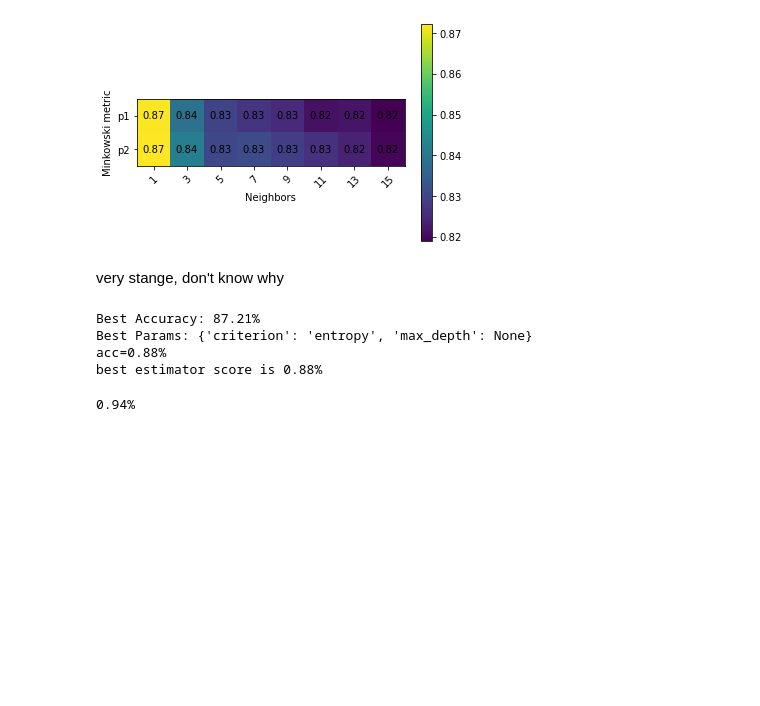
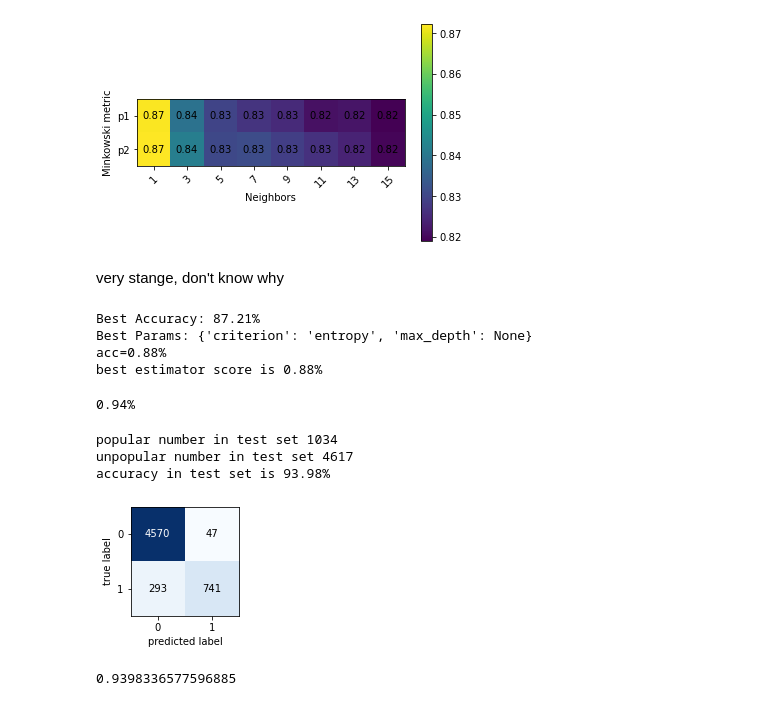
Before and after one commit to AnanthaR20/Song_Popularity, a Jupyter notebook: Xingrong/ML.ipynb, the cells around one changed output. Drawn from its saved outputs; the diff is of its cells as text; code cells hidden in the pictures; blank space fills up the shorter version.

```diff
--- a/Xingrong/ML.ipynb
+++ b/Xingrong/ML.ipynb
@@ -149,7 +144,7 @@ best estimator score is 0.88%
 # %%
 from sklearn.ensemble import RandomForestClassifier
 
-clf1=RandomForestClassifier(random_state=123)
+clf1=RandomForestClassifier(random_state=123,n_jobs=-1)
 
 clf1.fit(X_train,y_train)
 acc=np.sum(clf1.predict(X_test)==y_test)/y_test.shape[0]
@@ -158,0 +158,18 @@ print('%.2f%%'%acc)
+# %%
+conf=confusion_matrix(y_test, clf1.predict(X_test))
+fig, ax = plot_confusion_matrix(conf_mat=conf, figsize=(2, 2))
+print('popular number in test set',np.sum(y_test==1))
+print('unpopular number in test set',np.sum(y_test==0))
+score=clf1.score(X_test,y_test)*100
+print('accuracy in test set is %.2f%%' %score)
+plt.savefig('random.png')
+plt.show()
+# %% [output]
+popular number in test set 1034
+unpopular number in test set 4617
+accuracy in test set is 93.98%
+[figure, added]
+# %%
+clf1.score(X_test,y_test)
+# %% [output]
+0.9398336577596885
```
Also changed, not shown: parts of 3 cells of this notebook, 21 other files.
